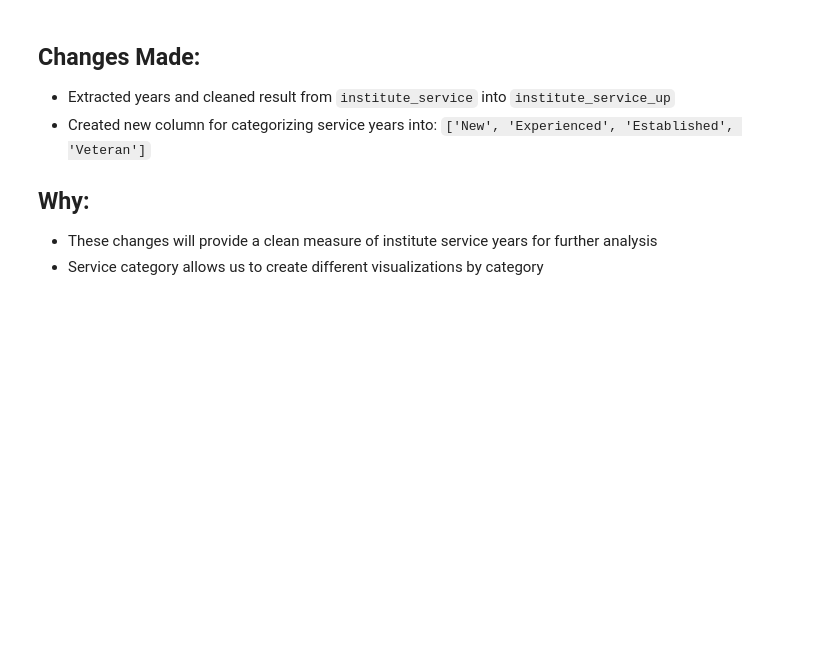
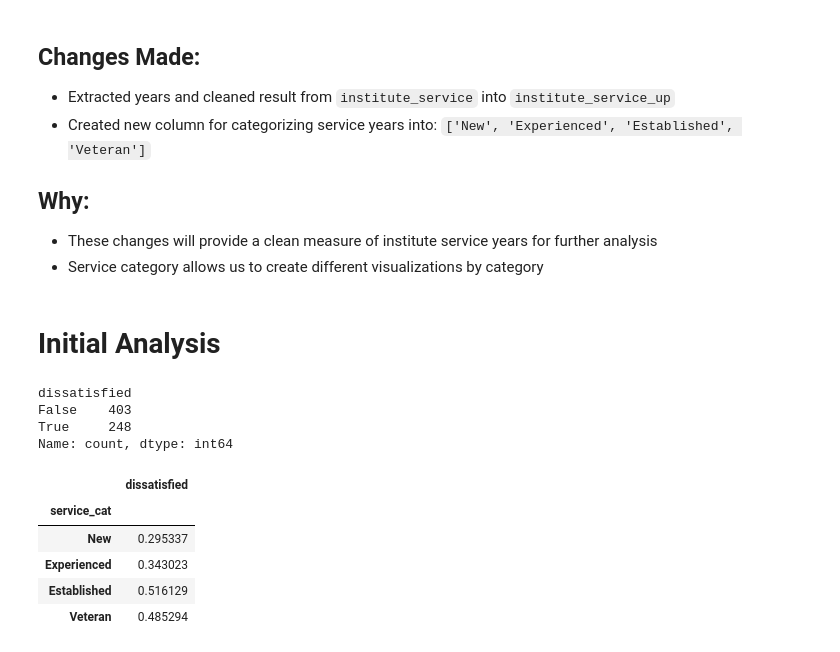
Before and after one commit to jastro-dev/dq-clean-analyze-employee-exit-surveys, a Jupyter notebook: main_notebook.ipynb, the cells around one changed output. Cells and saved outputs as stored; diff of their text form; code cells hidden in the pictures; blank space fills up the shorter version.

Commit message:
add initial analysis + age analysis

```diff
--- a/main_notebook.ipynb
+++ b/main_notebook.ipynb
@@ -586,3 +586,12 @@ Name: count, dtype: int64
 ## Why:
 - These changes will provide a clean measure of institute service years for further analysis
 - Service category allows us to create different visualizations by category
+# %% [markdown]
+# Initial Analysis
+# %%
+combined_updated['dissatisfied'].value_counts(dropna=False)
+# %% [output]
+dissatisfied
+False    403
+True     248
+Name: count, dtype: int64
@@ -588,0 +600,11 @@ Name: count, dtype: int64
+# %%
+service_dissatisfied = combined_updated.pivot_table(index='service_cat', values='dissatisfied')
+service_dissatisfied = service_dissatisfied.reindex(['New', 'Experienced', 'Established', 'Veteran'])
+service_dissatisfied
+# %% [output]
+|  | dissatisfied |
+| service_cat |  |
+| New | 0.295337 |
+| Experienced | 0.343023 |
+| Established | 0.516129 |
+| Veteran | 0.485294 |
```
Also changed, not shown: parts of 9 cells of this notebook.
